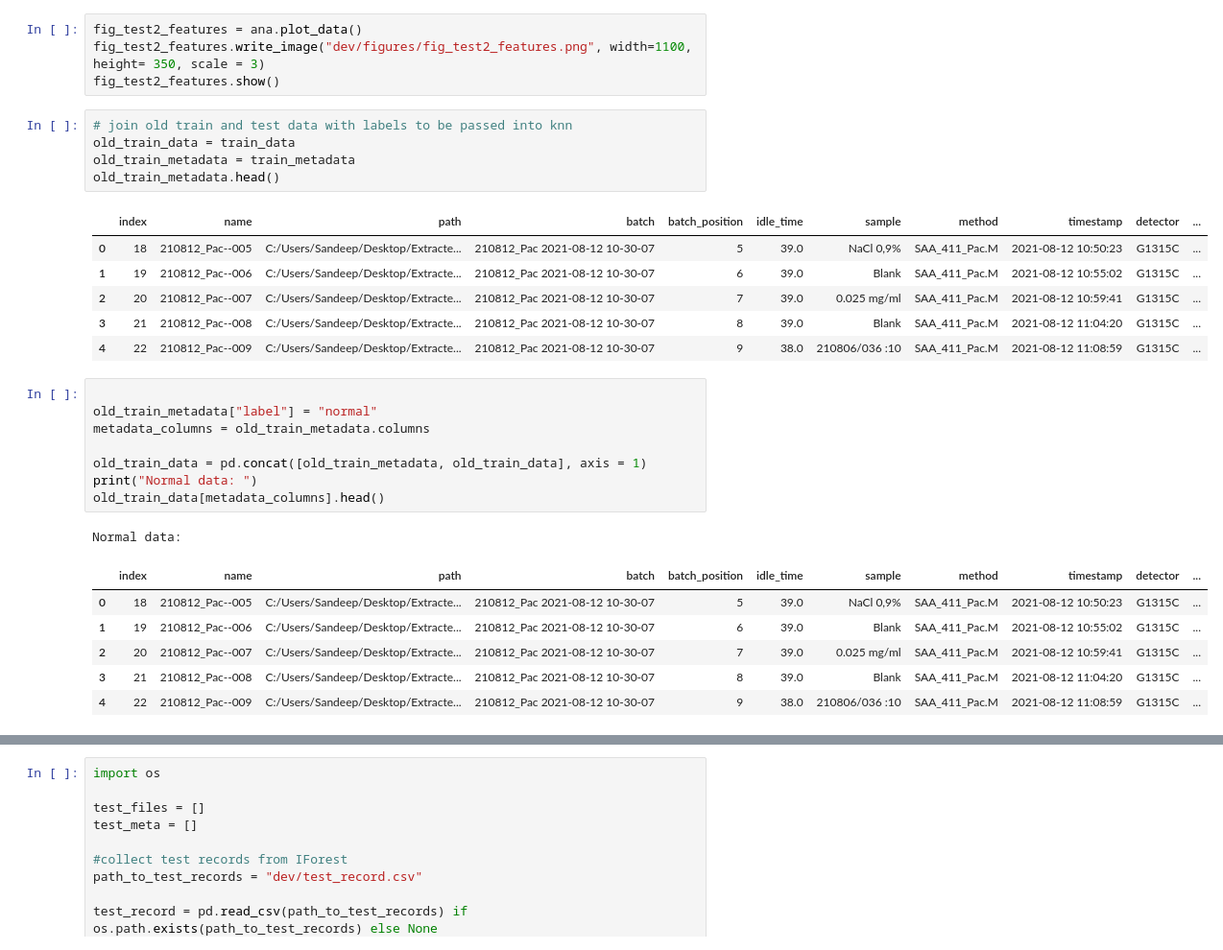
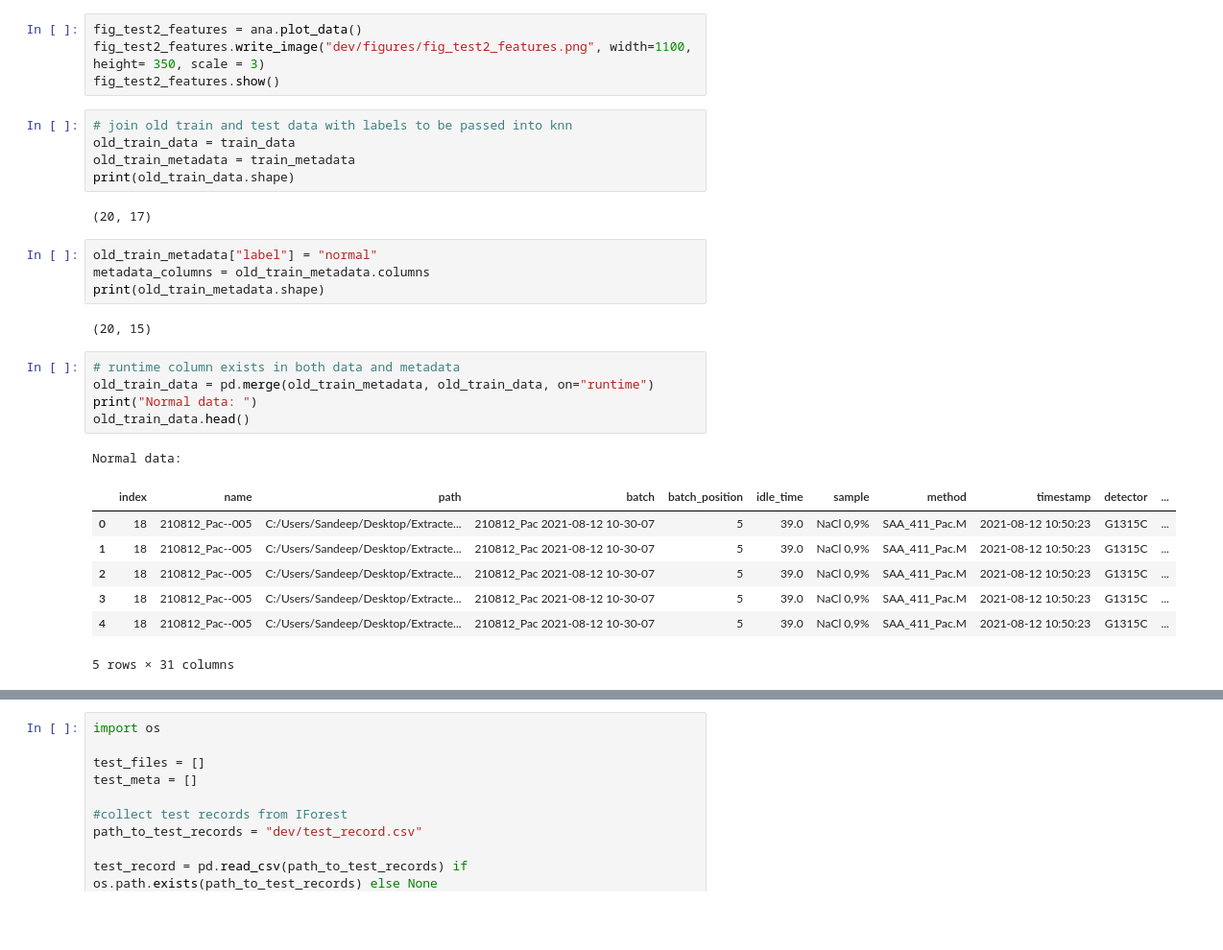
Before and after one commit to odea-project/StreamPort, a Jupyter notebook: dev_machine_learning.ipynb, the cells around one changed output, grey strips where cells are left out. Shown at 96% size. Drawn from its saved outputs; the diff is of its cells as text; blank space fills up the shorter version.

Commit message:
optimize data handling for abstraction and scalability

```diff
--- a/dev_machine_learning.ipynb
+++ b/dev_machine_learning.ipynb
@@ -98,27 +96,26 @@ fig_test2_features.show()
 # join old train and test data with labels to be passed into knn
 old_train_data = train_data
 old_train_metadata = train_metadata
-old_train_metadata.head()
+print(old_train_data.shape)
 # %% [output]
-|  | index | name | path | batch | batch_position | idle_time | sample | method | timestamp | detector | ... |
-| 0 | 18 | 210812_Pac--005 | C:/Users/Sandeep/Desktop/Extracte... | 210812_Pac 2021-08-12 10-30-07 | 5 | 39.0 | NaCl 0,9% | SAA_411_Pac.M | 2021-08-12 10:50:23 | G1315C | ... |
-| 1 | 19 | 210812_Pac--006 | C:/Users/Sandeep/Desktop/Extracte... | 210812_Pac 2021-08-12 10-30-07 | 6 | 39.0 | Blank | SAA_411_Pac.M | 2021-08-12 10:55:02 | G1315C | ... |
-| 2 | 20 | 210812_Pac--007 | C:/Users/Sandeep/Desktop/Extracte... | 210812_Pac 2021-08-12 10-30-07 | 7 | 39.0 | 0.025 mg/ml | SAA_411_Pac.M | 2021-08-12 10:59:41 | G1315C | ... |
-| 3 | 21 | 210812_Pac--008 | C:/Users/Sandeep/Desktop/Extracte... | 210812_Pac 2021-08-12 10-30-07 | 8 | 39.0 | Blank | SAA_411_Pac.M | 2021-08-12 11:04:20 | G1315C | ... |
-| 4 | 22 | 210812_Pac--009 | C:/Users/Sandeep/Desktop/Extracte... | 210812_Pac 2021-08-12 10-30-07 | 9 | 38.0 | 210806/036 :10 | SAA_411_Pac.M | 2021-08-12 11:08:59 | G1315C | ... |
+(20, 17)
+# %%
+old_train_metadata["label"] = "normal"
+metadata_columns = old_train_metadata.columns
+print(old_train_metadata.shape)
+# %% [output]
+(20, 15)
 # %%
-
-old_train_metadata["label"] = "normal"
-metadata_columns = old_train_metadata.columns
-
-old_train_data = pd.concat([old_train_metadata, old_train_data], axis = 1)
+# runtime column exists in both data and metadata
+old_train_data = pd.merge(old_train_metadata, old_train_data, on="runtime")
 print("Normal data: ")
-old_train_data[metadata_columns].head()
+old_train_data.head()
 # %% [output]
 Normal data:
 |  | index | name | path | batch | batch_position | idle_time | sample | method | timestamp | detector | ... |
 | 0 | 18 | 210812_Pac--005 | C:/Users/Sandeep/Desktop/Extracte... | 210812_Pac 2021-08-12 10-30-07 | 5 | 39.0 | NaCl 0,9% | SAA_411_Pac.M | 2021-08-12 10:50:23 | G1315C | ... |
-| 1 | 19 | 210812_Pac--006 | C:/Users/Sandeep/Desktop/Extracte... | 210812_Pac 2021-08-12 10-30-07 | 6 | 39.0 | Blank | SAA_411_Pac.M | 2021-08-12 10:55:02 | G1315C | ... |
-| 2 | 20 | 210812_Pac--007 | C:/Users/Sandeep/Desktop/Extracte... | 210812_Pac 2021-08-12 10-30-07 | 7 | 39.0 | 0.025 mg/ml | SAA_411_Pac.M | 2021-08-12 10:59:41 | G1315C | ... |
-| 3 | 21 | 210812_Pac--008 | C:/Users/Sandeep/Desktop/Extracte... | 210812_Pac 2021-08-12 10-30-07 | 8 | 39.0 | Blank | SAA_411_Pac.M | 2021-08-12 11:04:20 | G1315C | ... |
-| 4 | 22 | 210812_Pac--009 | C:/Users/Sandeep/Desktop/Extracte... | 210812_Pac 2021-08-12 10-30-07 | 9 | 38.0 | 210806/036 :10 | SAA_411_Pac.M | 2021-08-12 11:08:59 | G1315C | ... |
+| 1 | 18 | 210812_Pac--005 | C:/Users/Sandeep/Desktop/Extracte... | 210812_Pac 2021-08-12 10-30-07 | 5 | 39.0 | NaCl 0,9% | SAA_411_Pac.M | 2021-08-12 10:50:23 | G1315C | ... |
+| 2 | 18 | 210812_Pac--005 | C:/Users/Sandeep/Desktop/Extracte... | 210812_Pac 2021-08-12 10-30-07 | 5 | 39.0 | NaCl 0,9% | SAA_411_Pac.M | 2021-08-12 10:50:23 | G1315C | ... |
+| 3 | 18 | 210812_Pac--005 | C:/Users/Sandeep/Desktop/Extracte... | 210812_Pac 2021-08-12 10-30-07 | 5 | 39.0 | NaCl 0,9% | SAA_411_Pac.M | 2021-08-12 10:50:23 | G1315C | ... |
+| 4 | 18 | 210812_Pac--005 | C:/Users/Sandeep/Desktop/Extracte... | 210812_Pac 2021-08-12 10-30-07 | 5 | 39.0 | NaCl 0,9% | SAA_411_Pac.M | 2021-08-12 10:50:23 | G1315C | ... |
+5 rows × 31 columns
```
Also changed, not shown: parts of 10 cells of this notebook, 3 other files.
